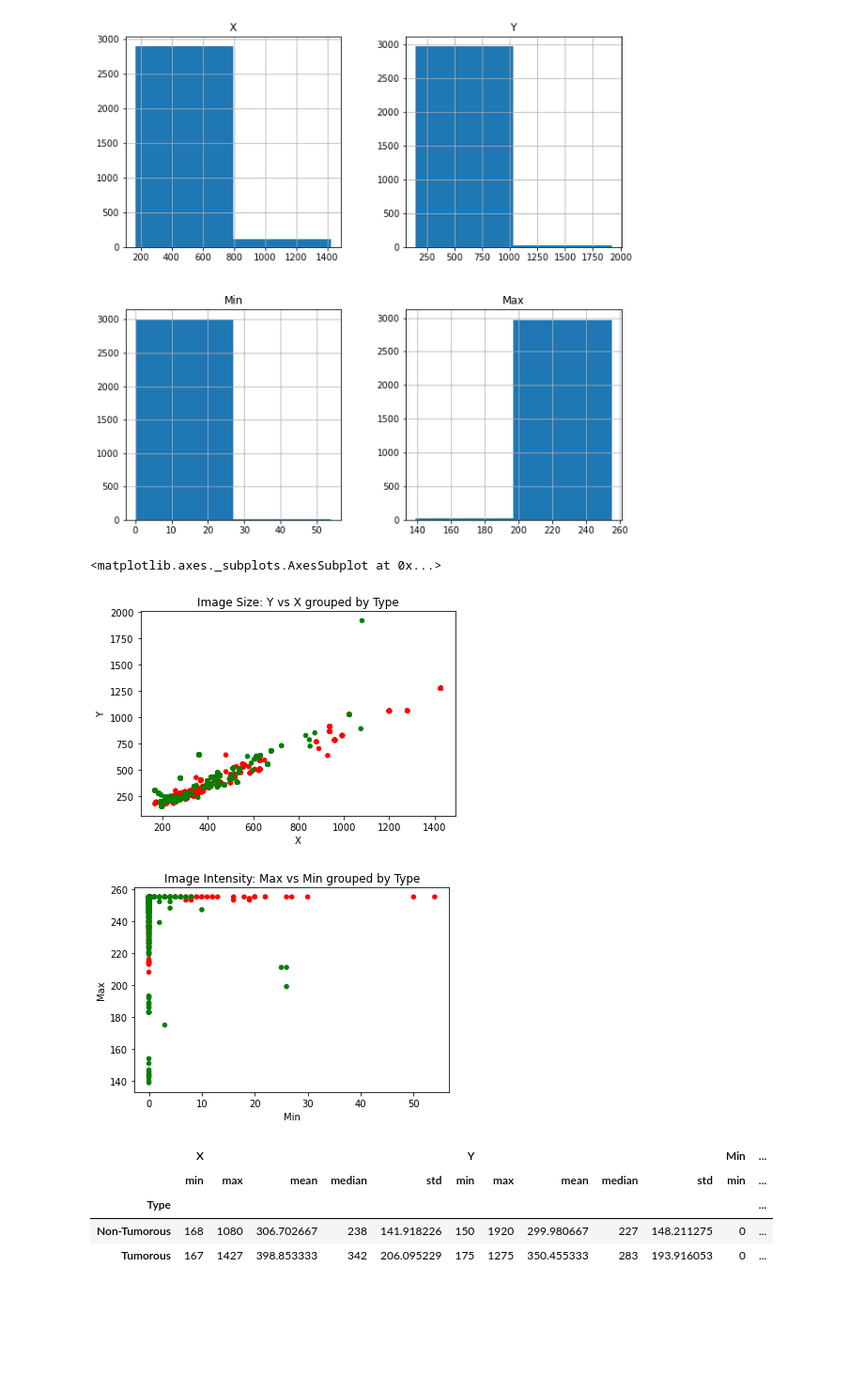
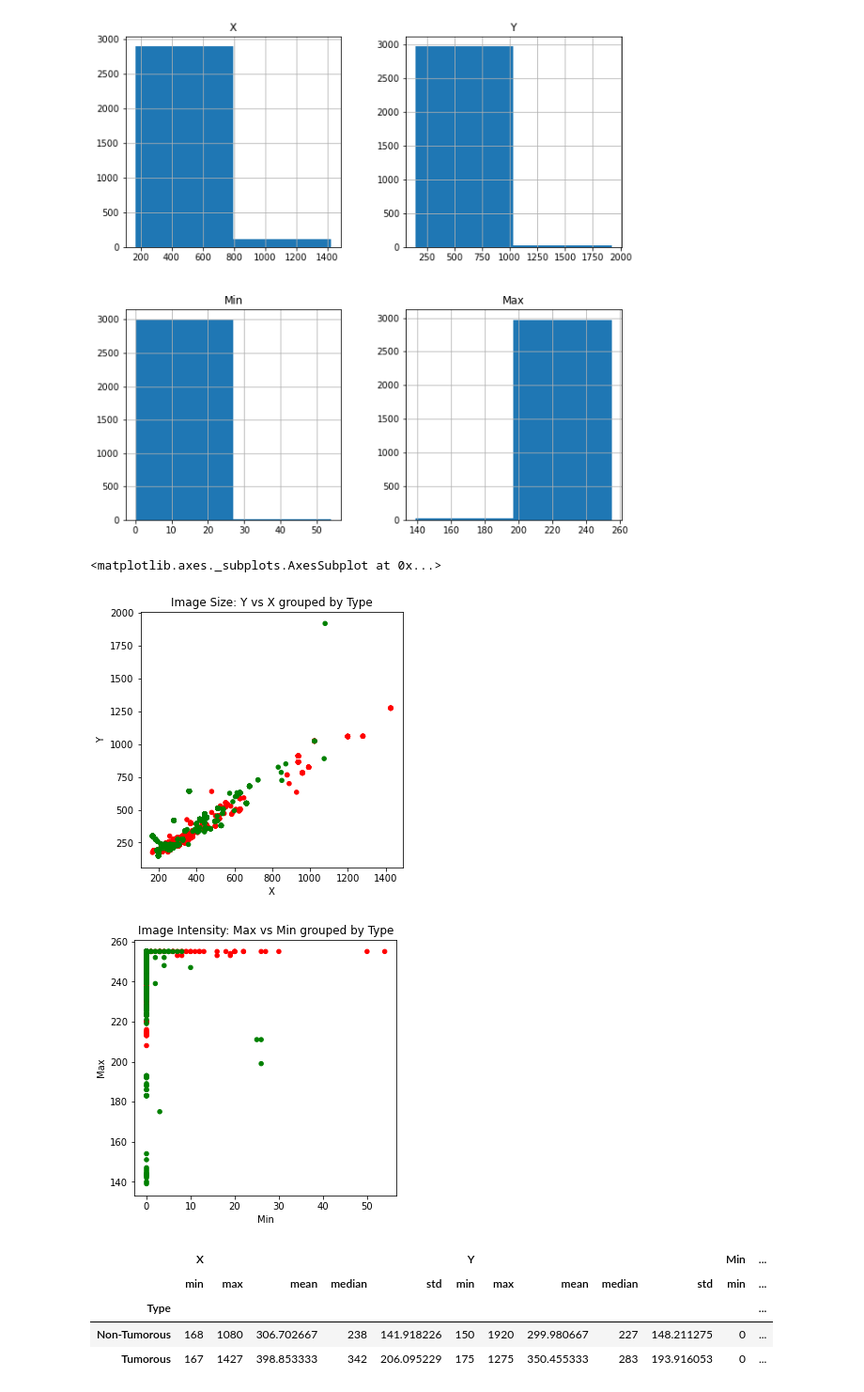
Before and after one commit to salikhussaini/Brain-Tumor-Detection, a Jupyter notebook: EDA/EDA.ipynb, the cells around one changed output. Shown at 94% size. Drawn from its saved outputs; the diff is of its cells as text; code cells hidden in the pictures; blank space fills up the shorter version.

```diff
--- a/EDA/EDA.ipynb
+++ b/EDA/EDA.ipynb
@@ -77,13 +77,13 @@ df1a = df[['X','Y','Min','Max','Type']]
 # %%
 df1a['color'] = np.where(df1a['Type']=='Tumorous', 'red', 'green')
 # %%
-df1a.plot.scatter(x = 'X',y='Y',c ='color',title = 'Image Size: Y vs X grouped by Type')
+df1a.plot.scatter(x = 'X',y='Y',c ='color',title = 'Image Size: Y vs X grouped by Type',figsize = (5,5))
 
-df1a.plot.scatter(x = 'Min',y='Max',c ='color',title = 'Image Intensity: Max vs Min grouped by Type')
+df1a.plot.scatter(x = 'Min',y='Max',c ='color',title = 'Image Intensity: Max vs Min grouped by Type',figsize = (5,5))
 # %% [output]
 <matplotlib.axes._subplots.AxesSubplot at 0x...>
-[figure, old version]
+[figure, new version]
-[figure, old version]
+[figure, new version]
 # %%
 aa =df1a.groupby('Type').agg(['min', 'max', 'mean','median','std']).reset_index()
 aa = aa.set_index('Type')
```
Also changed, not shown: parts of 2 cells of this notebook.
